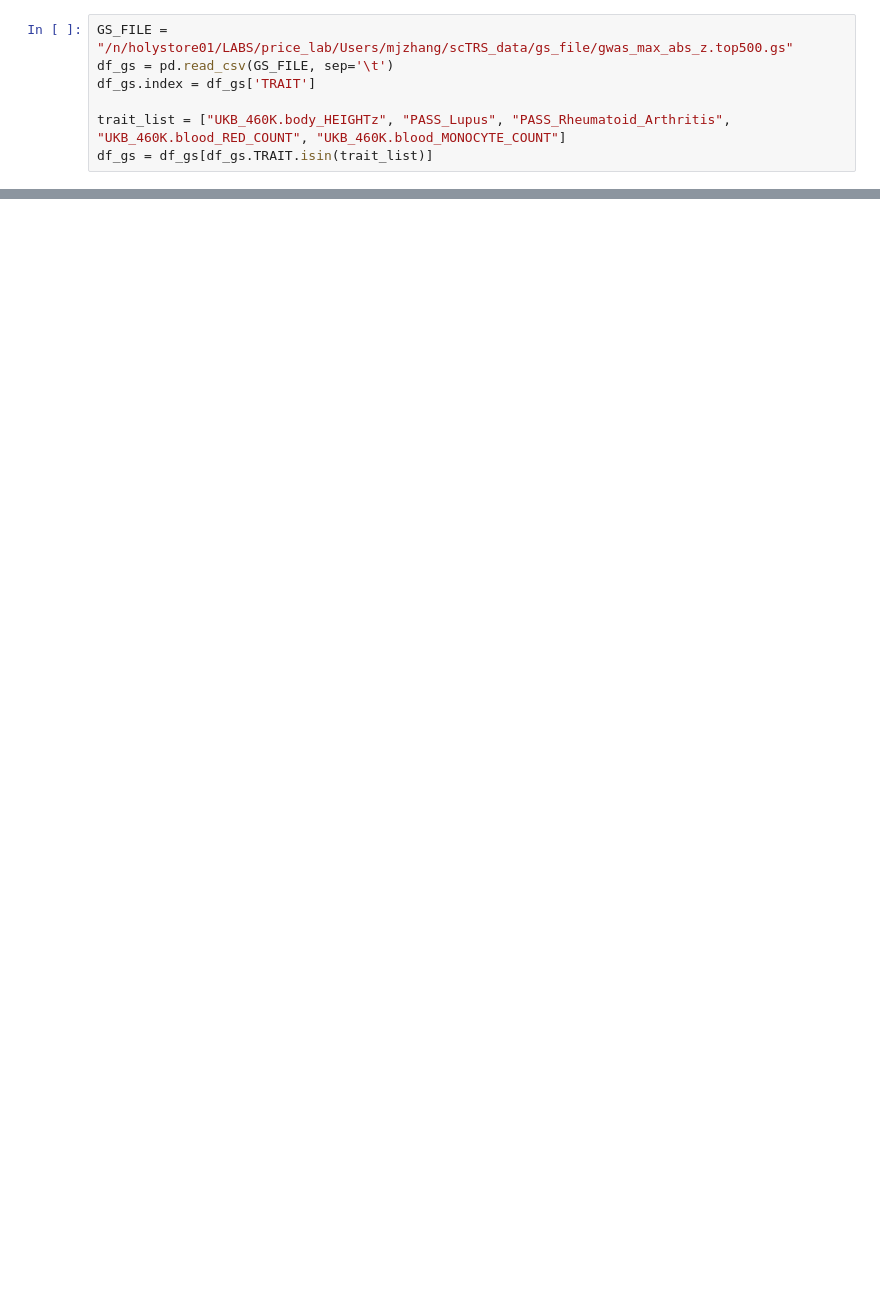
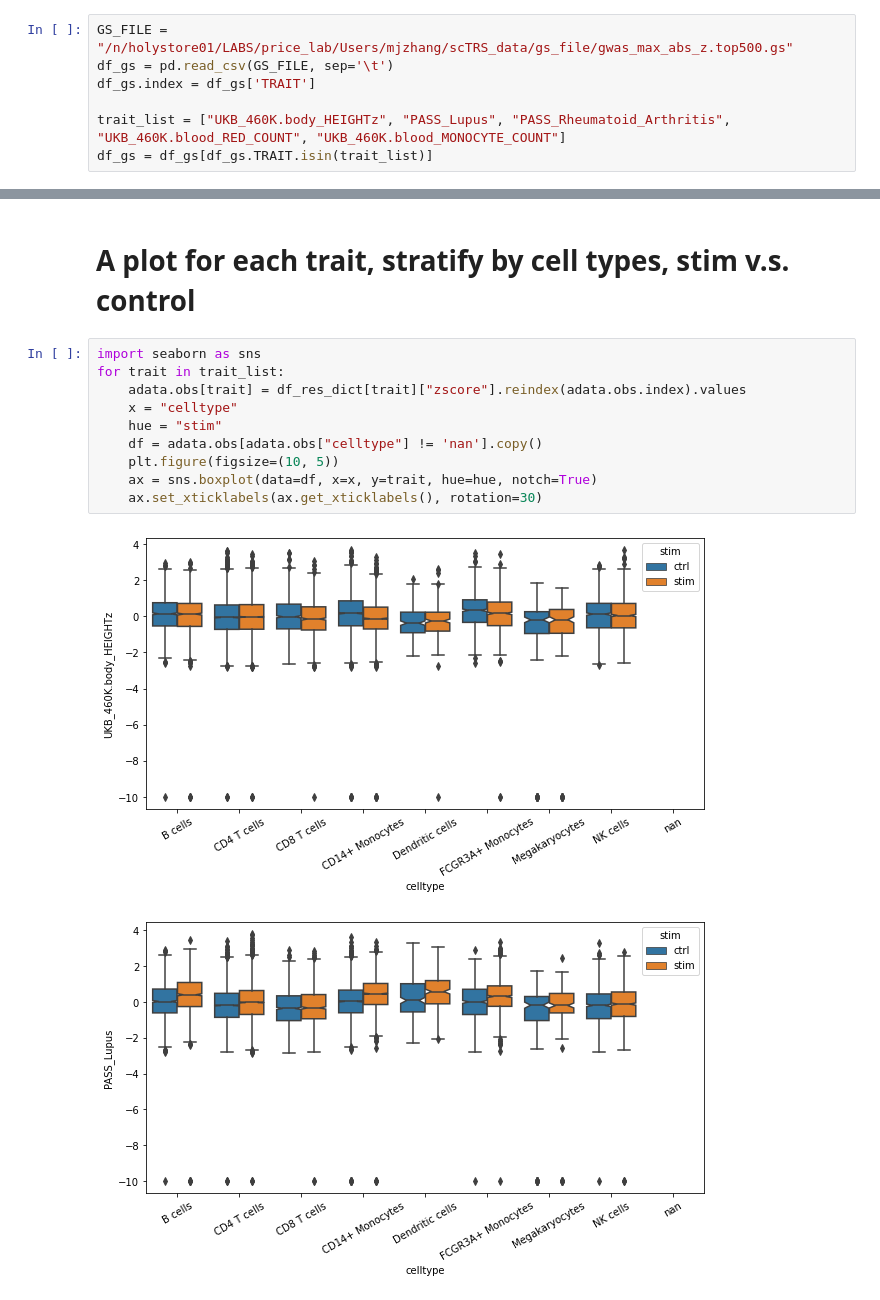
Before and after one commit to martinjzhang/scDRS, a Jupyter notebook: experiments/job.kang2018/notebook.ipynb, the cells around one changed output, grey strips where cells are left out. Saved outputs shown, nothing was run; the diff lists cells and outputs as text; blank space fills up the shorter version.

```diff
--- a/experiments/job.kang2018/notebook.ipynb
+++ b/experiments/job.kang2018/notebook.ipynb
@@ -53,0 +57,15 @@ util.plot_score_umap(zsc_dict, score_index, adata, n_col=3, umap_color=["celltyp
+# %% [markdown]
+# A plot for each trait, stratify by cell types, stim v.s. control
+# %%
+import seaborn as sns
+for trait in trait_list:
+    adata.obs[trait] = df_res_dict[trait]["zscore"].reindex(adata.obs.index).values
+    x = "celltype"
+    hue = "stim"
+    df = adata.obs[adata.obs["celltype"] != 'nan'].copy()
+    plt.figure(figsize=(10, 5))
+    ax = sns.boxplot(data=df, x=x, y=trait, hue=hue, notch=True)
+    ax.set_xticklabels(ax.get_xticklabels(), rotation=30)
+# %% [output]
+[figure, added]
+[figure, added]
```
Also changed, not shown: parts of 6 cells of this notebook, 6 other files.
